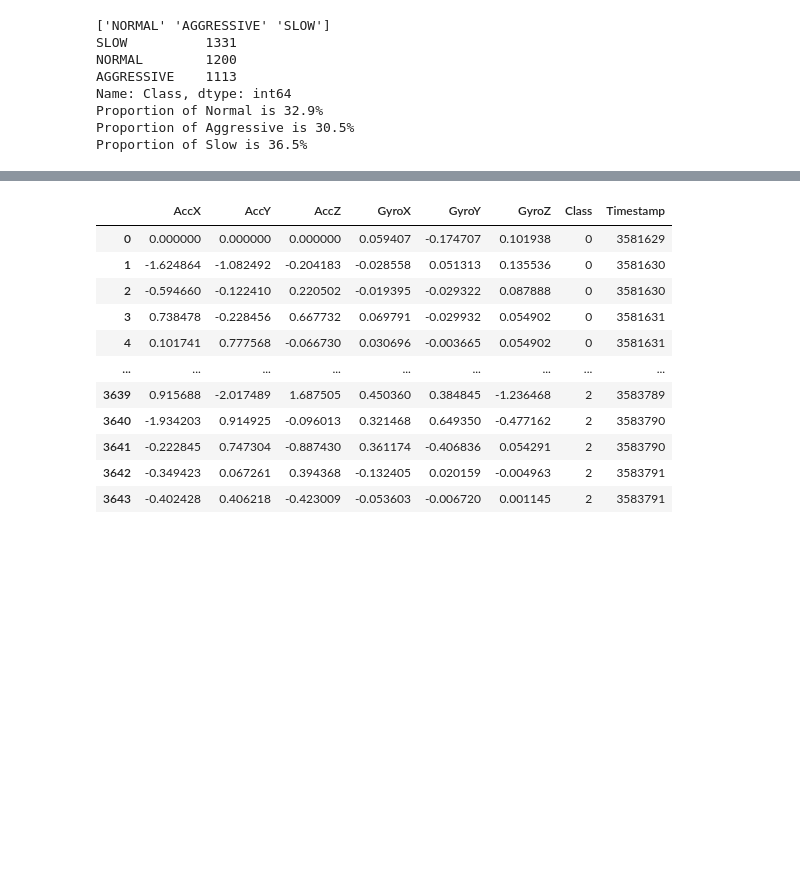
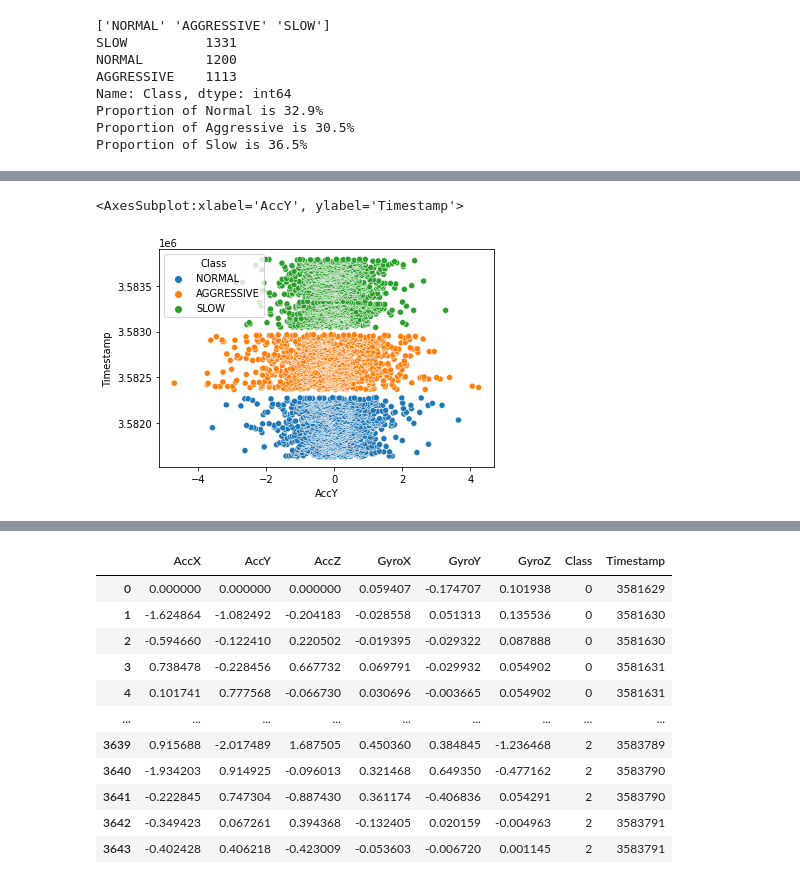
Before and after one commit to samueldiaz1004/driving_behavior_project, a Jupyter notebook: driving_behavior_clean_data.ipynb, the cells around one changed output, grey strips where cells are left out. Saved outputs shown, nothing was run; the diff lists cells and outputs as text; code cells hidden in the pictures; blank space fills up the shorter version.

```diff
--- a/driving_behavior_clean_data.ipynb
+++ b/driving_behavior_clean_data.ipynb
@@ -110,0 +120,5 @@ Proportion: 1.11 : 1
+# %%
+sns.scatterplot(data=df_training, x="AccY", y="Timestamp", hue="Class")
+# %% [output]
+<AxesSubplot:xlabel='AccY', ylabel='Timestamp'>
+[figure, added]
```
Also changed, not shown: parts of 50 cells of this notebook, 20 other files.
